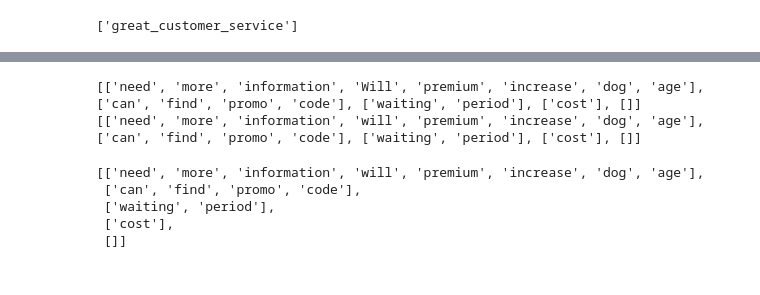
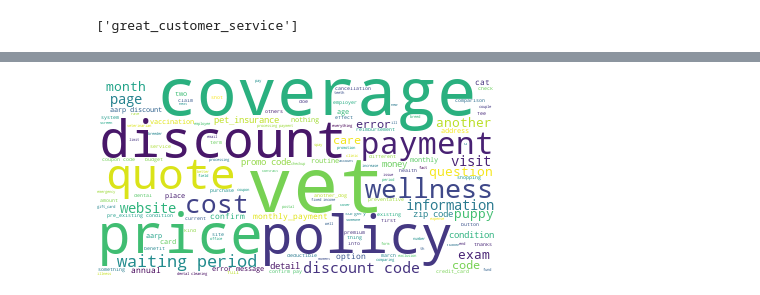
Before and after one commit to lzy3691101/Customer_survey, a Jupyter notebook: Hotjar.ipynb, the cells around one changed output, grey strips where cells are left out. Drawn from its saved outputs; the diff is of its cells as text; code cells hidden in the pictures.

```diff
--- a/Hotjar.ipynb
+++ b/Hotjar.ipynb
@@ -196,7 +499,9 @@ stopwords_list = stopwords.words('english')
 #                  ,"way","try","anything","years","never","use","better","doesn","dont","week","star",'Claim','Customer'
 #                   ,'Service','dog','Pet','pet','claims','w
 final_docs = [[word for word in doc if word not in stopwords_list] for doc in docs]
+final_docs = [[word for word in doc if word not in
+               ['insurance', "petplan","company",'plan', 'time', 'dog','one', 'year', 'month', 'way', 'pet', 'pet_plan']] for doc in final_docs]
 final_docs = list(bigrams[final_docs])
 final_docs = list(trigrams[final_docs])
-final_docs = [[word for word in doc if word not in ['petplan',
-                                                    'plan', 'pet_plan']] for doc in final_docs]
+# final_docs = [[word for word in doc if word not in
+#                ['insurance', "petplan","company",'plan', 'time', 'dog', 'pet_plan']] for doc in final_docs]
@@ -262,0 +712,7 @@ freq_list.most_common(20)
+# %%
+bag_words = []
+for doc in final_docs:
+    bag_words.extend(doc)
+freq_list = FreqDist(bag_words)
+print('\n-----------------')
+freq_list.most_common(20)
@@ -263,15 +818,14 @@ freq_list.most_common(20)
+# %%
+bag_words = ' '.join(bag_words)
+# %%
+wordcloud = WordCloud(background_color="white", max_words=5000, contour_width=5, prefer_horizontal=1.0, contour_color='steelblue')
+wordcloud.generate(bag_words)
+wordcloud.to_image()
+# %% [output]
+[figure, added]
 # %%
-reviews = df.reviews.values.tolist()
+reviews = nondup.reviews.values.tolist()
 docs = text_preprocessing2(reviews)
-docs[:5]
-# %% [output]
-[['need', 'more', 'information', 'Will', 'premium', 'increase', 'dog', 'age'], ['can', 'find', 'promo', 'code'], ['waiting', 'period'], ['cost'], []]
-[['need', 'more', 'information', 'will', 'premium', 'increase', 'dog', 'age'], ['can', 'find', 'promo', 'code'], ['waiting', 'period'], ['cost'], []]
-[['need', 'more', 'information', 'will', 'premium', 'increase', 'dog', 'age'],
- ['can', 'find', 'promo', 'code'],
- ['waiting', 'period'],
- ['cost'],
- []]
 # %%
 stopwords_list = stopwords.words('english')
 # stopwords_list.extend(['thats', 'fres', 'years', 'best', 'day', 'days','coin', 'coin_base', 'bit','coinbase',
```
Also changed, not shown: parts of 112 cells of this notebook, 16 other files.
